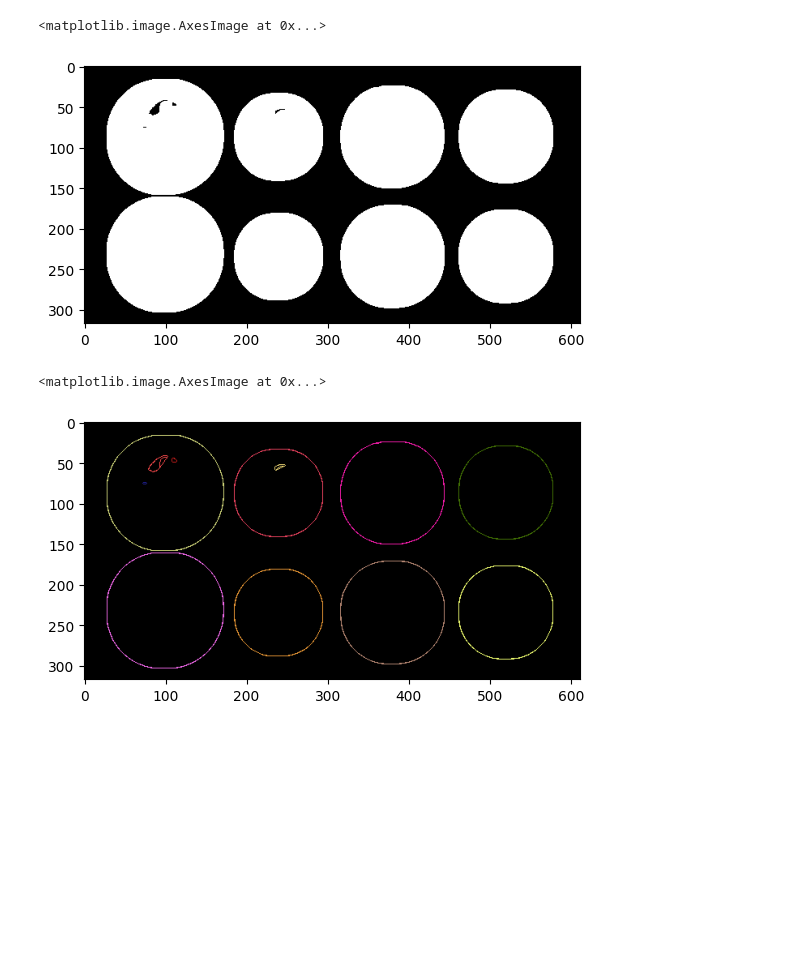
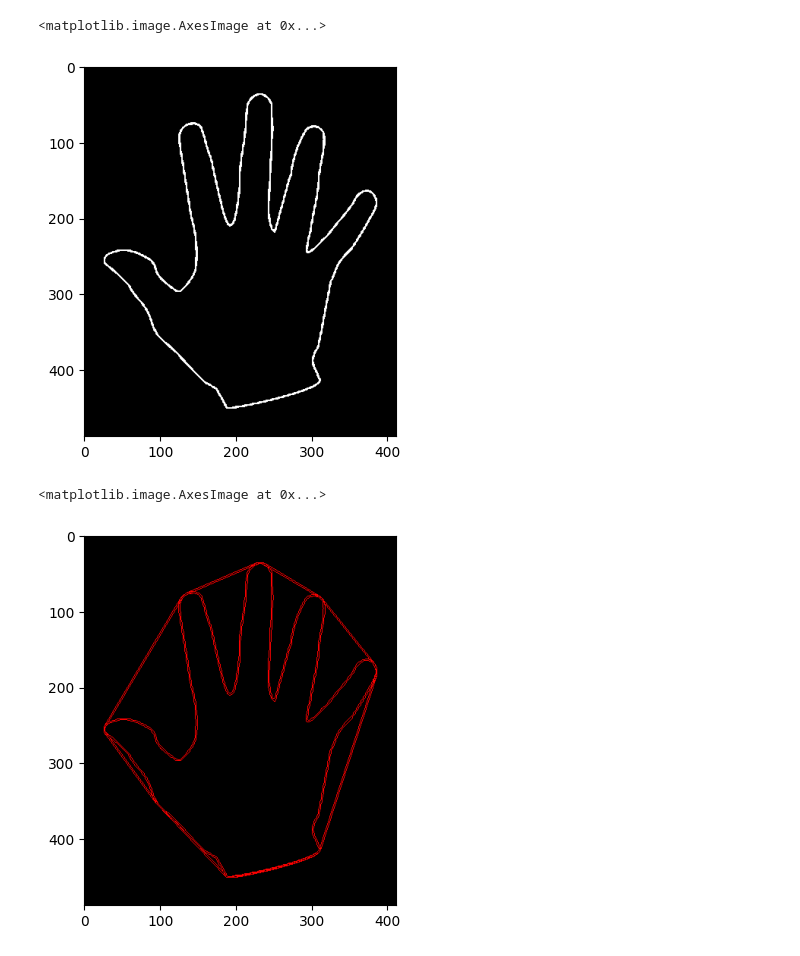
Before and after one commit to mtsfrancisco/comp_vision_tarefas, a Jupyter notebook: convexhull.ipynb, the cells around one changed output. Saved outputs shown, nothing was run; the diff lists cells and outputs as text; code cells hidden in the pictures; blank space fills up the shorter version.

```diff
--- a/convexhull.ipynb
+++ b/convexhull.ipynb
@@ -5,17 +5,14 @@ import numpy as np
 import random as rng
 import matplotlib.pyplot as plt
 # %%
-img = cv2.imread('images/coins1.jpg', cv2.IMREAD_COLOR)
+img = cv2.imread(r'images\archive\hand.jpg', cv2.IMREAD_COLOR)
 img1 = img.copy()
 img = cv2.cvtColor(img, cv2.COLOR_BGR2GRAY)
-kernel = np.ones((5,5),np.uint8)
-img = cv2.GaussianBlur(img, (11,11), 0)
 img = cv2.threshold(img, 0, 255, cv2.THRESH_BINARY_INV + cv2.THRESH_OTSU)[1]
-img = cv2.dilate(img, kernel, iterations=2)
 plt.imshow(img, cmap='gray')
 # %% [output]
 <matplotlib.image.AxesImage at 0x...>
-[figure, old version]
+[figure, new version]
 # %%
 contours, _ = cv2.findContours(img, cv2.RETR_TREE, cv2.CHAIN_APPROX_SIMPLE)
 hull_list = []
@@ -23,15 +20,15 @@ for i in range(len(contours)):
     hull = cv2.convexHull(contours[i])
     hull_list.append(hull)
 
-# Draw contours + hull results
+
 drawing = np.zeros((img.shape[0], img.shape[1], 3), dtype=np.uint8)
 for i in range(len(contours)):
-    color = (rng.randint(0,256), rng.randint(0,256), rng.randint(0,256))
+    color = (255, 0, 0)
     cv2.drawContours(drawing, contours, i, color)
     cv2.drawContours(drawing, hull_list, i, color)
 
-# Show in a window
+
 plt.imshow(drawing)
 # %% [output]
 <matplotlib.image.AxesImage at 0x...>
-[figure, old version]
+[figure, new version]
```
Also changed, not shown: 11 other files.
